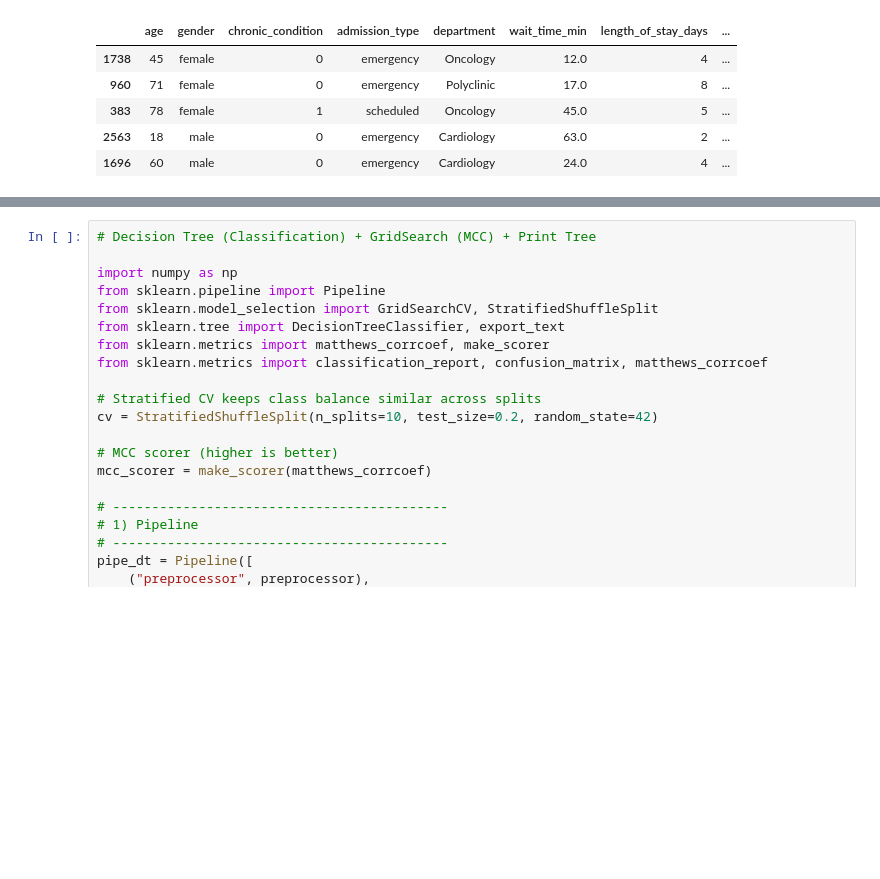
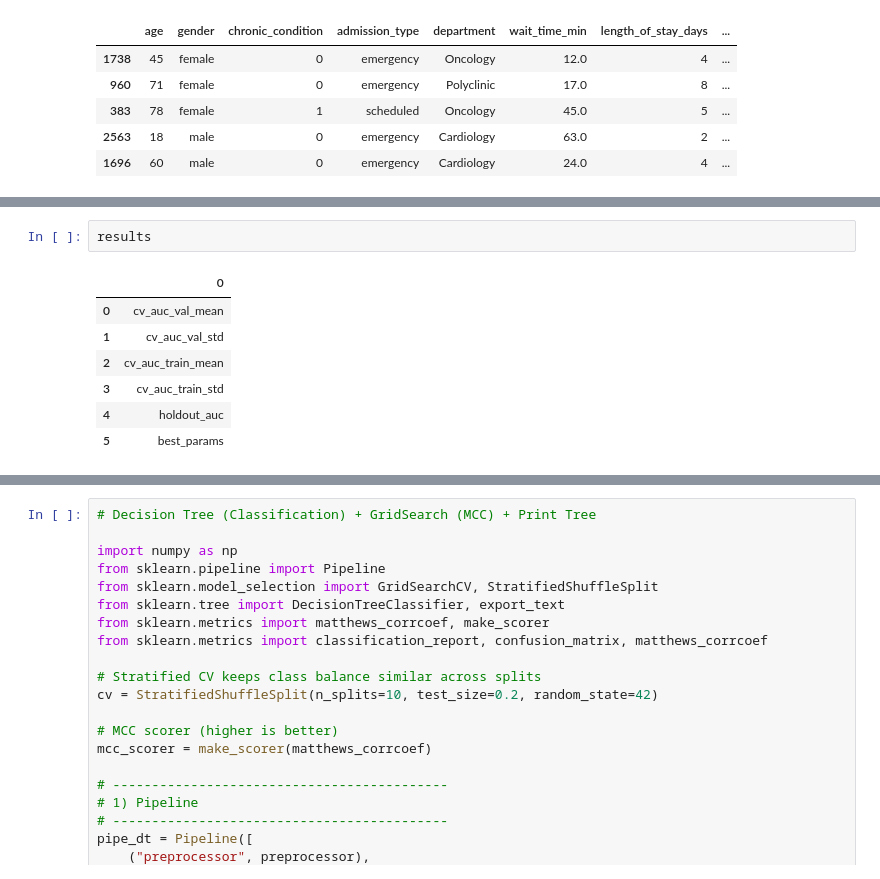
Before and after one commit to pauljune5052-CET/ADALL_github, a Jupyter notebook: Healthcare_7075157p_ADALL_Project__Classification.ipynb, the cells around one changed output, grey strips where cells are left out. Saved outputs shown, nothing was run; the diff lists cells and outputs as text; blank space fills up the shorter version.

```diff
--- a/Healthcare_7075157p_ADALL_Project__Classification.ipynb
+++ b/Healthcare_7075157p_ADALL_Project__Classification.ipynb
@@ -854,0 +878,10 @@ X_train.head()
+# %%
+results
+# %% [output]
+|  | 0 |
+| 0 | cv_auc_val_mean |
+| 1 | cv_auc_val_std |
+| 2 | cv_auc_train_mean |
+| 3 | cv_auc_train_std |
+| 4 | holdout_auc |
+| 5 | best_params |
```
Also changed, not shown: parts of 11 cells of this notebook.
